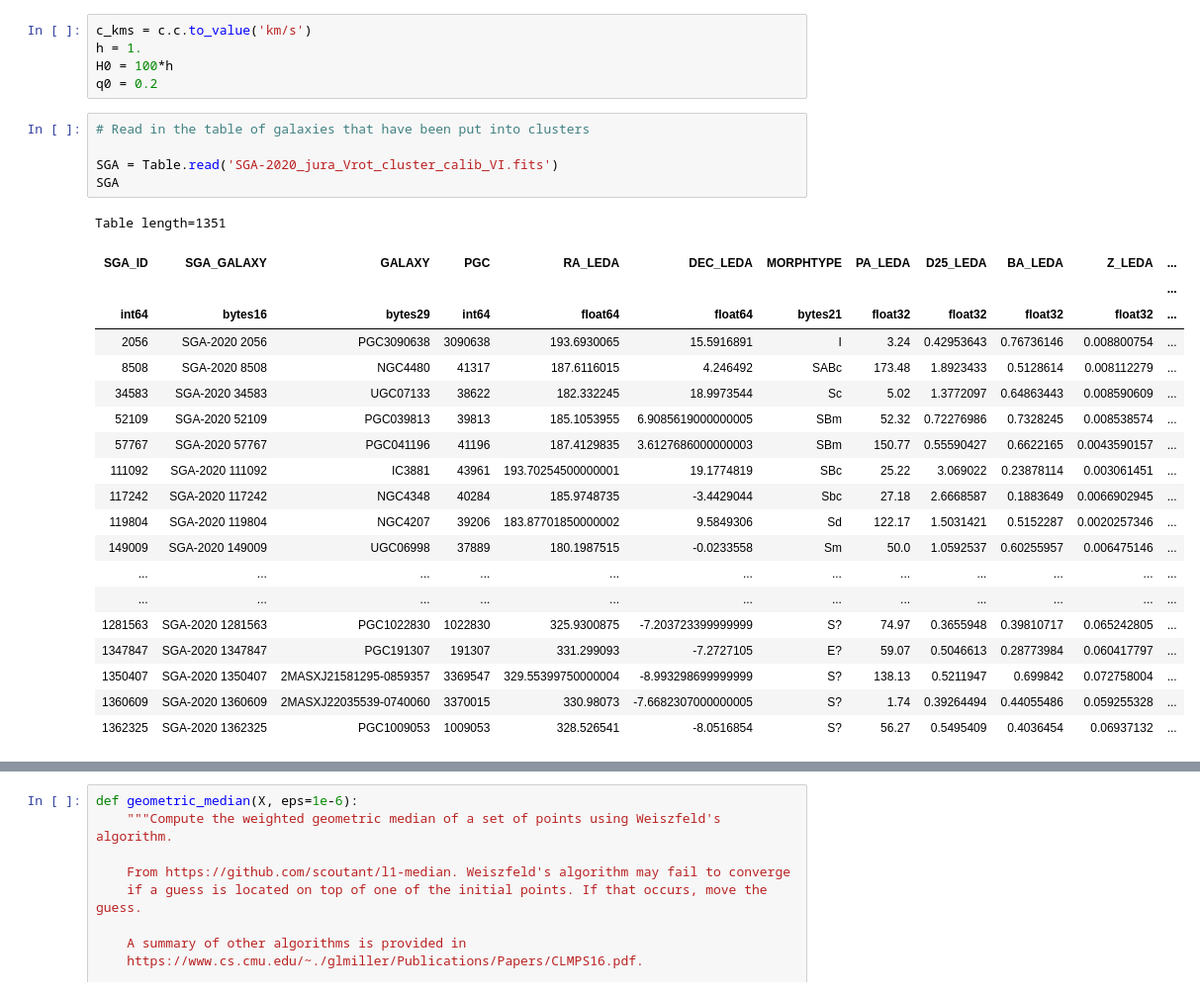
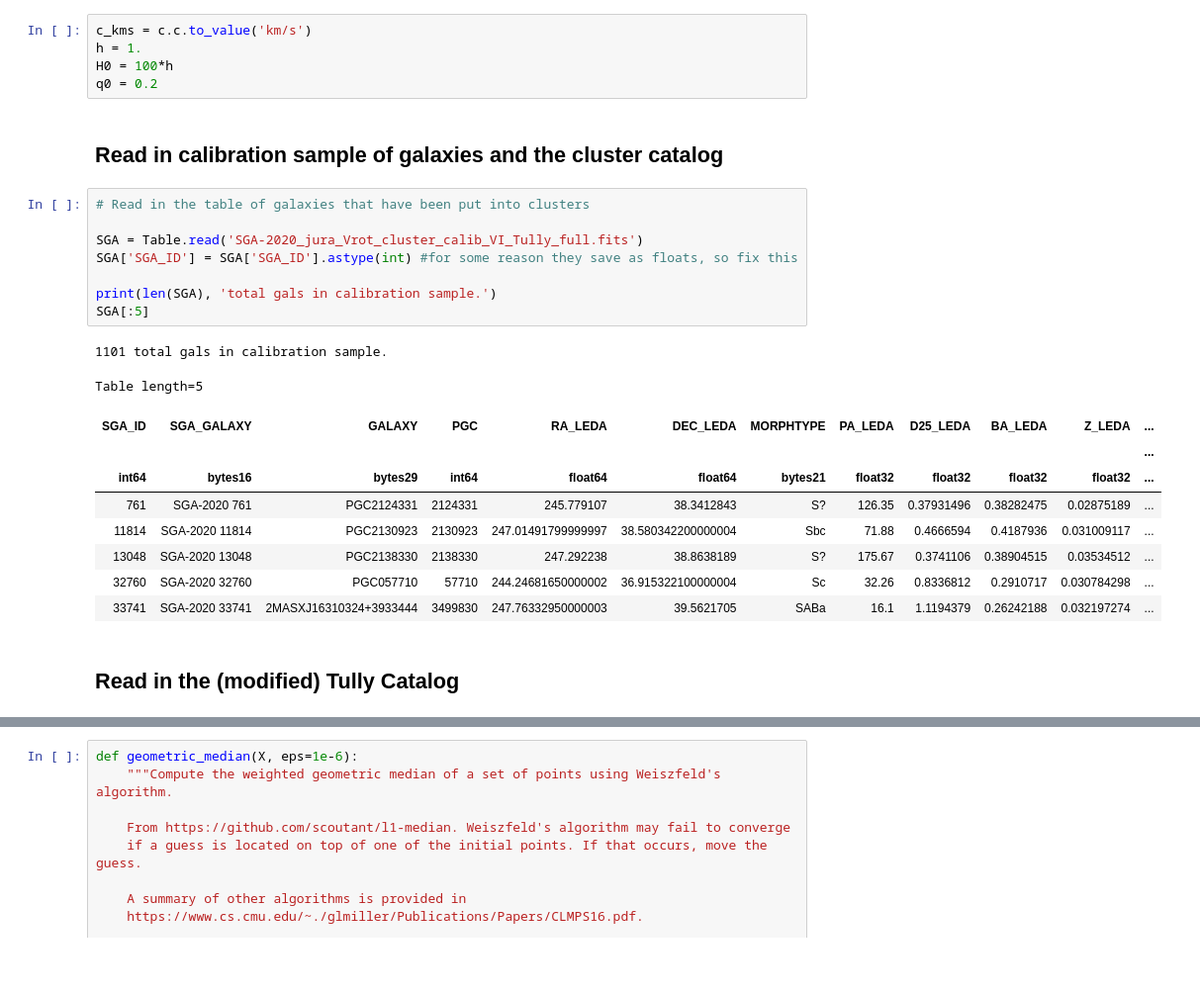
Before and after one commit to DESI-UR/DESI_SGA, a Jupyter notebook: TF/Y3/Problematic_galaxy_clustering.ipynb, the cells around one changed output, grey strips where cells are left out. Shown at 99% size. Drawn from its saved outputs; the diff is of its cells as text; blank space fills up the shorter version.

```diff
--- a/TF/Y3/Problematic_galaxy_clustering.ipynb
+++ b/TF/Y3/Problematic_galaxy_clustering.ipynb
@@ -57,29 +62,26 @@ c_kms = c.c.to_value('km/s')
 h = 1.
 H0 = 100*h
 q0 = 0.2
+# %% [markdown]
+## Read in calibration sample of galaxies and the cluster catalog
 # %%
 # Read in the table of galaxies that have been put into clusters
 
-SGA = Table.read('SGA-2020_jura_Vrot_cluster_calib_VI.fits')
-SGA
+SGA = Table.read('SGA-2020_jura_Vrot_cluster_calib_VI_Tully_full.fits')
+SGA['SGA_ID'] = SGA['SGA_ID'].astype(int) #for some reason they save as floats, so fix this
+
+print(len(SGA), 'total gals in calibration sample.')
+SGA[:5]
 # %% [output]
-Table length=1351
+1101 total gals in calibration sample.
+Table length=5
 | SGA_ID | SGA_GALAXY | GALAXY | PGC | RA_LEDA | DEC_LEDA | MORPHTYPE | PA_LEDA | D25_LEDA | BA_LEDA | Z_LEDA | ... |
 |  |  |  |  |  |  |  |  |  |  |  | ... |
 | int64 | bytes16 | bytes29 | int64 | float64 | float64 | bytes21 | float32 | float32 | float32 | float32 | ... |
-| 2056 | SGA-2020 2056 | PGC3090638 | 3090638 | 193.6930065 | 15.5916891 | I | 3.24 | 0.42953643 | 0.76736146 | 0.008800754 | ... |
-| 8508 | SGA-2020 8508 | NGC4480 | 41317 | 187.6116015 | 4.246492 | SABc | 173.48 | 1.8923433 | 0.5128614 | 0.008112279 | ... |
-| 34583 | SGA-2020 34583 | UGC07133 | 38622 | 182.332245 | 18.9973544 | Sc | 5.02 | 1.3772097 | 0.64863443 | 0.008590609 | ... |
-| 52109 | SGA-2020 52109 | PGC039813 | 39813 | 185.1053955 | 6.9085619000000005 | SBm | 52.32 | 0.72276986 | 0.7328245 | 0.008538574 | ... |
-| 57767 | SGA-2020 57767 | PGC041196 | 41196 | 187.4129835 | 3.6127686000000003 | SBm | 150.77 | 0.55590427 | 0.6622165 | 0.0043590157 | ... |
-| 111092 | SGA-2020 111092 | IC3881 | 43961 | 193.70254500000001 | 19.1774819 | SBc | 25.22 | 3.069022 | 0.23878114 | 0.003061451 | ... |
-| 117242 | SGA-2020 117242 | NGC4348 | 40284 | 185.9748735 | -3.4429044 | Sbc | 27.18 | 2.6668587 | 0.1883649 | 0.0066902945 | ... |
-| 119804 | SGA-2020 119804 | NGC4207 | 39206 | 183.87701850000002 | 9.5849306 | Sd | 122.17 | 1.5031421 | 0.5152287 | 0.0020257346 | ... |
-| 149009 | SGA-2020 149009 | UGC06998 | 37889 | 180.1987515 | -0.0233558 | Sm | 50.0 | 1.0592537 | 0.60255957 | 0.006475146 | ... |
-| ... | ... | ... | ... | ... | ... | ... | ... | ... | ... | ... | ... |
-| ... | ... | ... | ... | ... | ... | ... | ... | ... | ... | ... | ... |
-| 1281563 | SGA-2020 1281563 | PGC1022830 | 1022830 | 325.9300875 | -7.203723399999999 | S? | 74.97 | 0.3655948 | 0.39810717 | 0.065242805 | ... |
-| 1347847 | SGA-2020 1347847 | PGC191307 | 191307 | 331.299093 | -7.2727105 | E? | 59.07 | 0.5046613 | 0.28773984 | 0.060417797 | ... |
-| 1350407 | SGA-2020 1350407 | 2MASXJ21581295-0859357 | 3369547 | 329.55399750000004 | -8.993298699999999 | S? | 138.13 | 0.5211947 | 0.699842 | 0.072758004 | ... |
-| 1360609 | SGA-2020 1360609 | 2MASXJ22035539-0740060 | 3370015 | 330.98073 | -7.6682307000000005 | S? | 1.74 | 0.39264494 | 0.44055486 | 0.059255328 | ... |
-| 1362325 | SGA-2020 1362325 | PGC1009053 | 1009053 | 328.526541 | -8.0516854 | S? | 56.27 | 0.5495409 | 0.4036454 | 0.06937132 | ... |
+| 761 | SGA-2020 761 | PGC2124331 | 2124331 | 245.779107 | 38.3412843 | S? | 126.35 | 0.37931496 | 0.38282475 | 0.02875189 | ... |
+| 11814 | SGA-2020 11814 | PGC2130923 | 2130923 | 247.01491799999997 | 38.580342200000004 | Sbc | 71.88 | 0.4666594 | 0.4187936 | 0.031009117 | ... |
+| 13048 | SGA-2020 13048 | PGC2138330 | 2138330 | 247.292238 | 38.8638189 | S? | 175.67 | 0.3741106 | 0.38904515 | 0.03534512 | ... |
+| 32760 | SGA-2020 32760 | PGC057710 | 57710 | 244.24681650000002 | 36.915322100000004 | Sc | 32.26 | 0.8336812 | 0.2910717 | 0.030784298 | ... |
+| 33741 | SGA-2020 33741 | 2MASXJ16310324+3933444 | 3499830 | 247.76332950000003 | 39.5621705 | SABa | 16.1 | 1.1194379 | 0.26242188 | 0.032197274 | ... |
+# %% [markdown]
+## Read in the (modified) Tully Catalog
```
Also changed, not shown: parts of 38 cells of this notebook.
